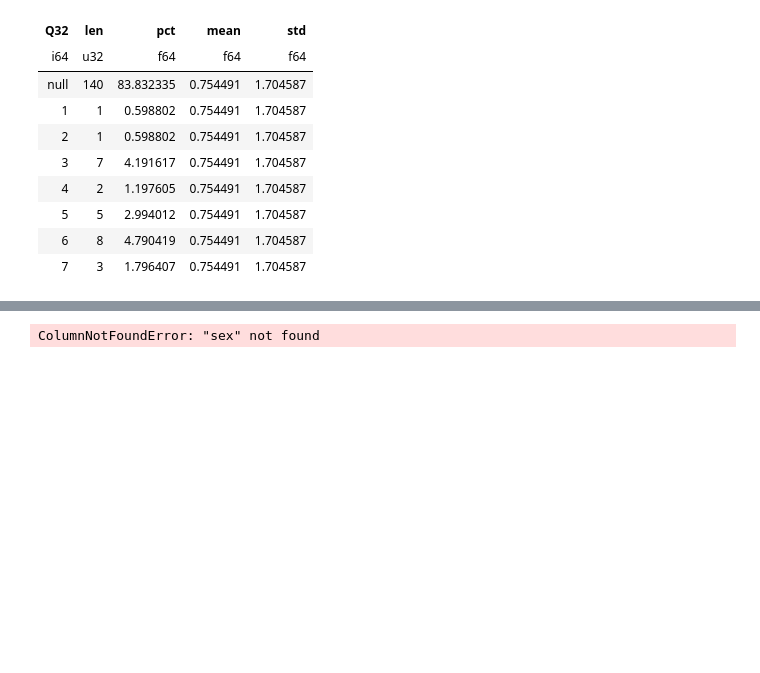
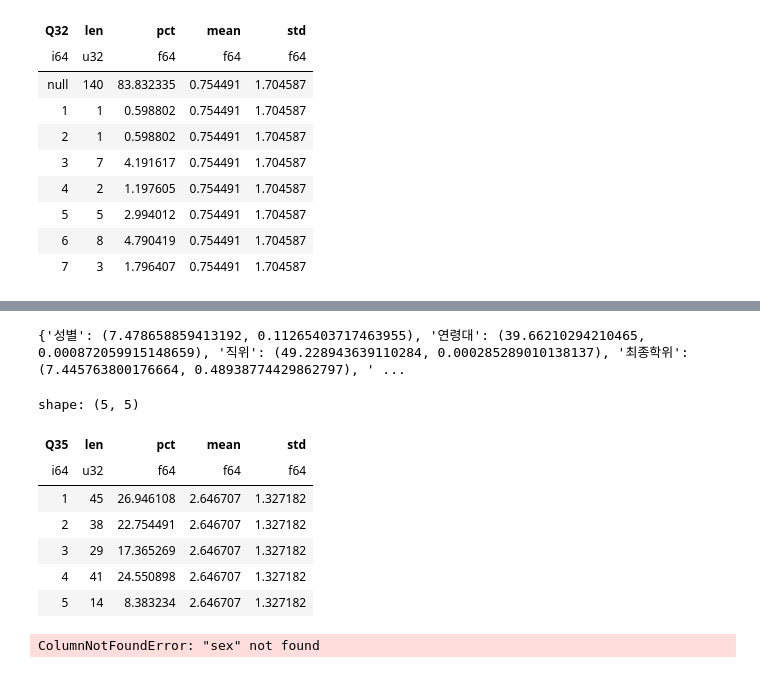
Before and after one commit to hyeonjang/KIOST, a Jupyter notebook: code/4_KIOST_research_ethics_system.ipynb, the cells around one changed output, grey strips where cells are left out. Saved outputs shown, nothing was run; the diff lists cells and outputs as text; code cells hidden in the pictures; blank space fills up the shorter version.

```diff
--- a/code/4_KIOST_research_ethics_system.ipynb
+++ b/code/4_KIOST_research_ethics_system.ipynb
@@ -514,3 +512,21 @@ shape: (8, 5)
+# %%
+#
+# 귀하는 ChatGPT 등의 생성형 AI를 활용하여 연구를 수행한 적이 있습니까?
+#
+
+title="Q35"
+print(chi2_test(title))
+basic_analysis(title)
+# %% [output]
+{'성별': (7.478658859413192, 0.11265403717463955), '연령대': (39.66210294210465, 0.000872059915148659), '직위': (49.228943639110284, 0.000285289010138137), '최종학위': (7.445763800176664, 0.48938774429862797), ' ...
+shape: (5, 5)
+| Q35 | len | pct | mean | std |
+| i64 | u32 | f64 | f64 | f64 |
+| 1 | 45 | 26.946108 | 2.646707 | 1.327182 |
+| 2 | 38 | 22.754491 | 2.646707 | 1.327182 |
+| 3 | 29 | 17.365269 | 2.646707 | 1.327182 |
+| 4 | 41 | 24.550898 | 2.646707 | 1.327182 |
+| 5 | 14 | 8.383234 | 2.646707 | 1.327182 |
 # %%
 from attributes import *
 from scipy import stats
```
Also changed, not shown: parts of 4 cells of this notebook, 1 other file.
